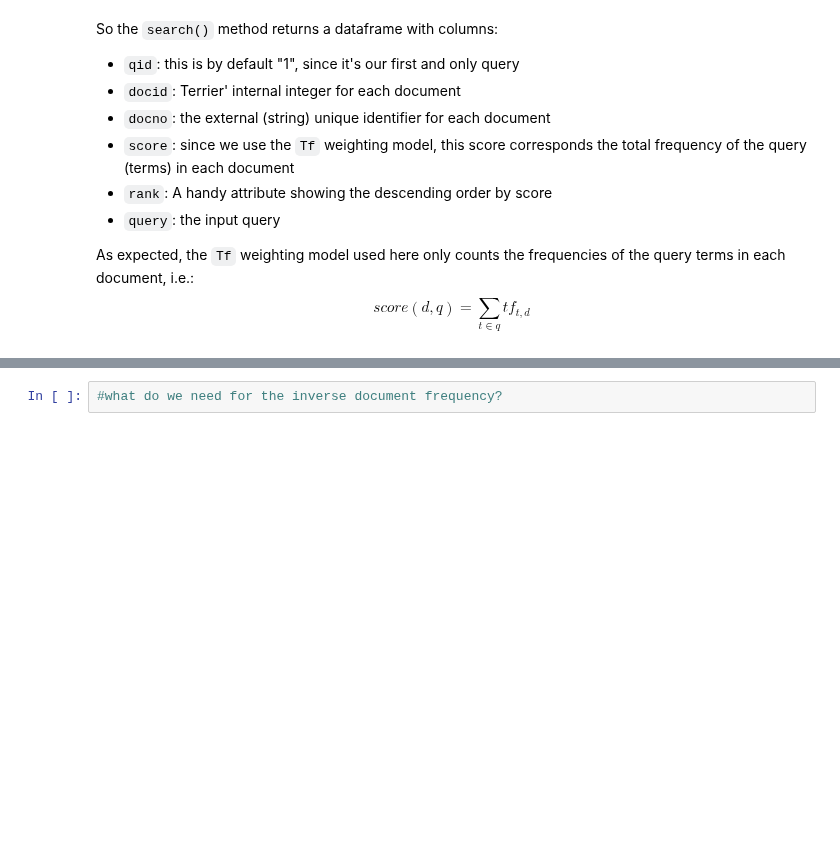
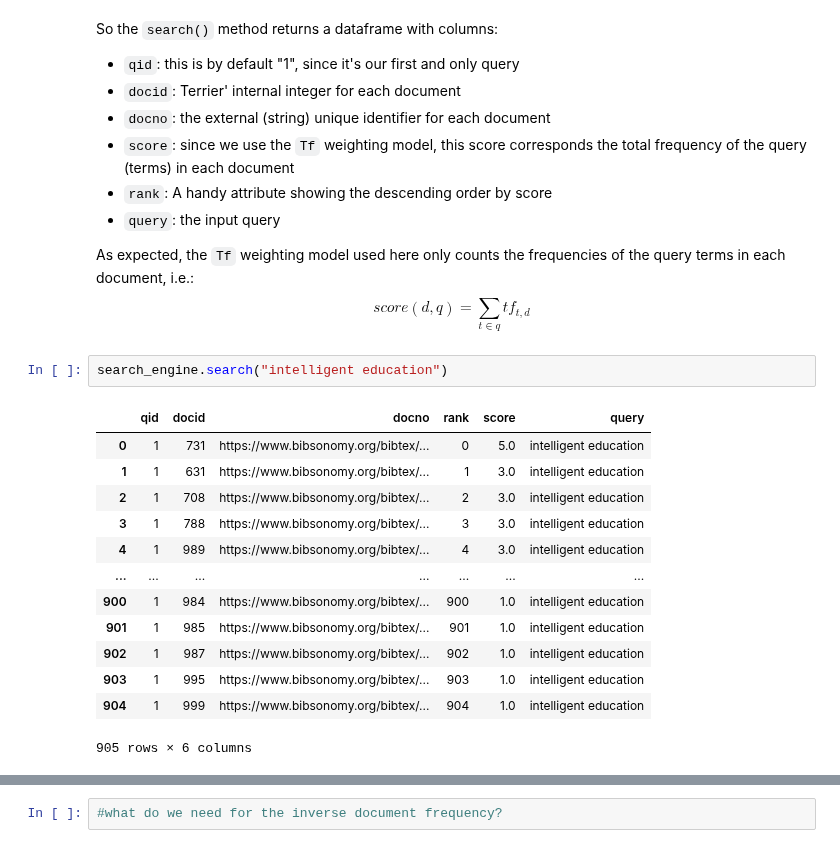
Before and after one commit to th-schmidt/2023-2024_Data_Librarian_Thomas_Schmidt, a Jupyter notebook: Modul_2/pyterrier-tut/pyterrier_intro-edit.ipynb, the cells around one changed output, grey strips where cells are left out. Cells and saved outputs as stored; diff of their text form; blank space fills up the shorter version.

```diff
--- a/Modul_2/pyterrier-tut/pyterrier_intro-edit.ipynb
+++ b/Modul_2/pyterrier-tut/pyterrier_intro-edit.ipynb
@@ -134,5 +254,21 @@ As expected, the `Tf` weighting model used here only counts the frequencies of t
 $$
 score(d,q) = \sum_{t \in q} tf_{t,d}
 $$
+# %%
+search_engine.search("intelligent education")
+# %% [output]
+|  | qid | docid | docno | rank | score | query |
+| 0 | 1 | 731 | https://www.bibsonomy.org/bibtex/... | 0 | 5.0 | intelligent education |
+| 1 | 1 | 631 | https://www.bibsonomy.org/bibtex/... | 1 | 3.0 | intelligent education |
+| 2 | 1 | 708 | https://www.bibsonomy.org/bibtex/... | 2 | 3.0 | intelligent education |
+| 3 | 1 | 788 | https://www.bibsonomy.org/bibtex/... | 3 | 3.0 | intelligent education |
+| 4 | 1 | 989 | https://www.bibsonomy.org/bibtex/... | 4 | 3.0 | intelligent education |
+| ... | ... | ... | ... | ... | ... | ... |
+| 900 | 1 | 984 | https://www.bibsonomy.org/bibtex/... | 900 | 1.0 | intelligent education |
+| 901 | 1 | 985 | https://www.bibsonomy.org/bibtex/... | 901 | 1.0 | intelligent education |
+| 902 | 1 | 987 | https://www.bibsonomy.org/bibtex/... | 902 | 1.0 | intelligent education |
+| 903 | 1 | 995 | https://www.bibsonomy.org/bibtex/... | 903 | 1.0 | intelligent education |
+| 904 | 1 | 999 | https://www.bibsonomy.org/bibtex/... | 904 | 1.0 | intelligent education |
+905 rows × 6 columns
 # %%
 search_engine.search("intelligent education")
```
Also changed, not shown: parts of 35 cells of this notebook, 5 other files.
